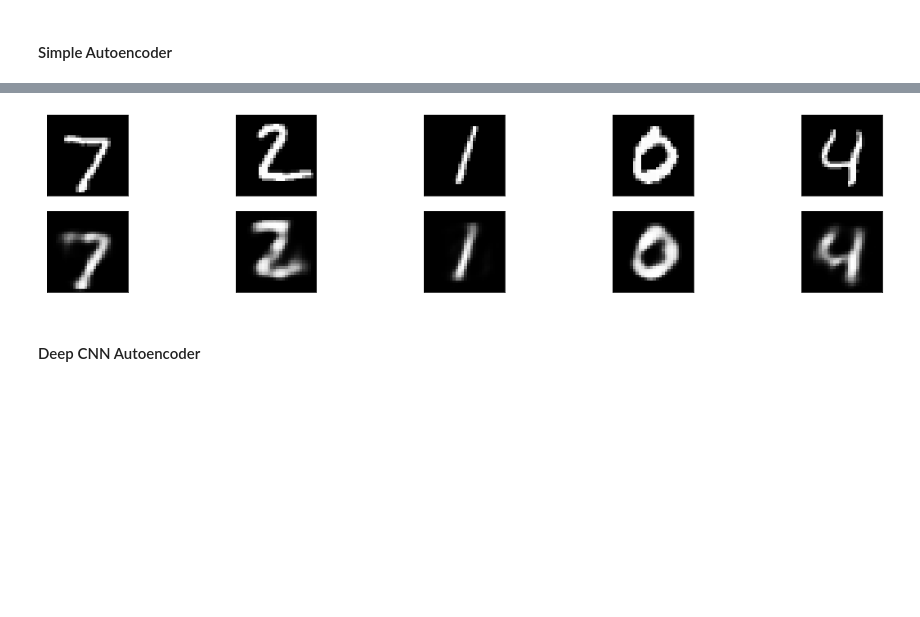
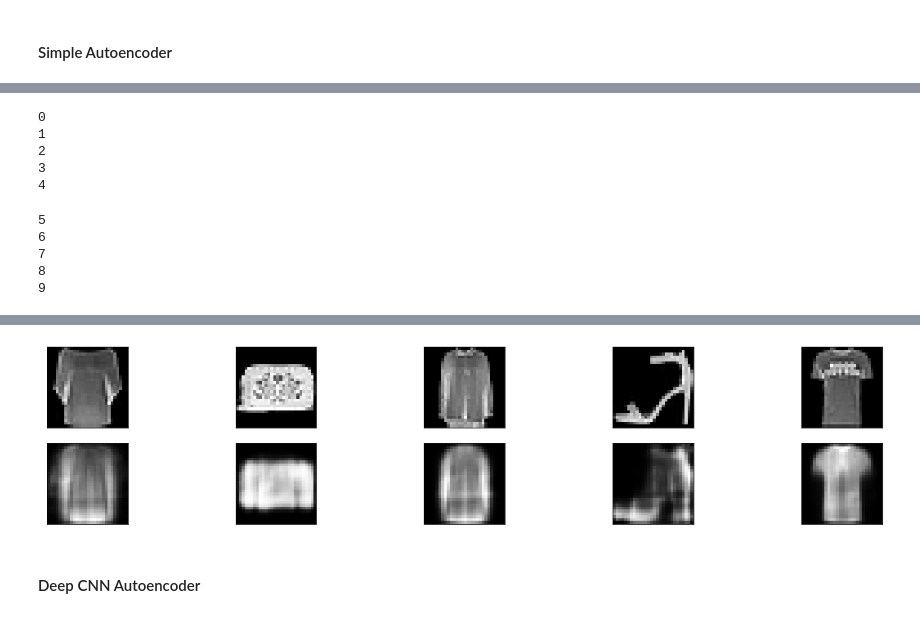
Before and after one commit to twoutrigger/Data-Science-Projects, a Jupyter notebook: Autoencoder/autoencoder_002_fashion.ipynb, the cells around one changed output, grey strips where cells are left out. Saved outputs shown, nothing was run; the diff lists cells and outputs as text; code cells hidden in the pictures; blank space fills up the shorter version.

```diff
--- a/Autoencoder/autoencoder_002_fashion.ipynb
+++ b/Autoencoder/autoencoder_002_fashion.ipynb
@@ -16,0 +60,3 @@ import matplotlib.pyplot as plt
+# %%
+fashion_test = pd.read_csv('../../../Large_Datasets/fashion-mnist_test.csv')
+fashion_test.iloc[:5, :5]
@@ -16,0 +70,8 @@ import matplotlib.pyplot as plt
+# %%
+x_test = fashion_test.iloc[:, 1:].to_numpy()
+y_test = fashion_test.iloc[:, 0]
+
+x_test = x_test.astype('float32') / 255.
+x_test = x_test.reshape((len(x_test), np.prod(x_test.shape[1:])))
+
+print(x_test.shape, y_test.shape)
@@ -36,11 +104,3 @@ decoder_layer = autoencoder.layers[-1]
 decoder = Model(encoded_input, decoder_layer(encoded_input))
 # %%
 autoencoder.compile(optimizer='adam', loss='binary_crossentropy')
-# %%
-(x_train, y_train), (x_test, y_test) = mnist.load_data()
-x_train = x_train.astype('float32') / 255.
-x_test = x_test.astype('float32') / 255.
-x_train = x_train.reshape((len(x_train), np.prod(x_train.shape[1:])))
-x_test = x_test.reshape((len(x_test), np.prod(x_test.shape[1:])))
-print(x_train.shape)
-print(x_test.shape)
@@ -78,18 +130,37 @@ Epoch 15/15
 <keras.callbacks.History at 0x...>
+# %%
+for i in range(5):
+    print(i)
+# %% [output]
+0
+1
+2
+3
+4
+# %%
+for i in range(5, 10):
+    print(i)
+# %% [output]
+5
+6
+7
+8
+9
 # %%
+## implement enumerate for more flexibility
 encoded_img = encoder.predict(x_test)
 decoded_img = decoder.predict(encoded_img)
 plt.figure(figsize=(20, 4))
-for i in range(5):
+for i, v in enumerate(range(5, 10)):
     # Display original
     ax = plt.subplot(2, 5, i + 1)
-    plt.imshow(x_test[i].reshape(28, 28))
+    plt.imshow(x_test[v].reshape(28, 28))
     plt.gray()
     ax.get_xaxis().set_visible(False)
     ax.get_yaxis().set_visible(False)
     # Display reconstruction
     ax = plt.subplot(2, 5, i + 1 + 5)
-    plt.imshow(decoded_img[i].reshape(28, 28))
+    plt.imshow(decoded_img[v].reshape(28, 28))
     plt.gray()
     ax.get_xaxis().set_visible(False)
     ax.get_yaxis().set_visible(False)
@@ -99,5 +170,5 @@ plt.show()
 313/313 [==============================] - 0s 1ms/step
-[figure, old version]
+[figure, new version]
 # %% [markdown]
 #### Deep CNN Autoencoder
 # %%
```
Also changed, not shown: parts of 29 cells of this notebook.
